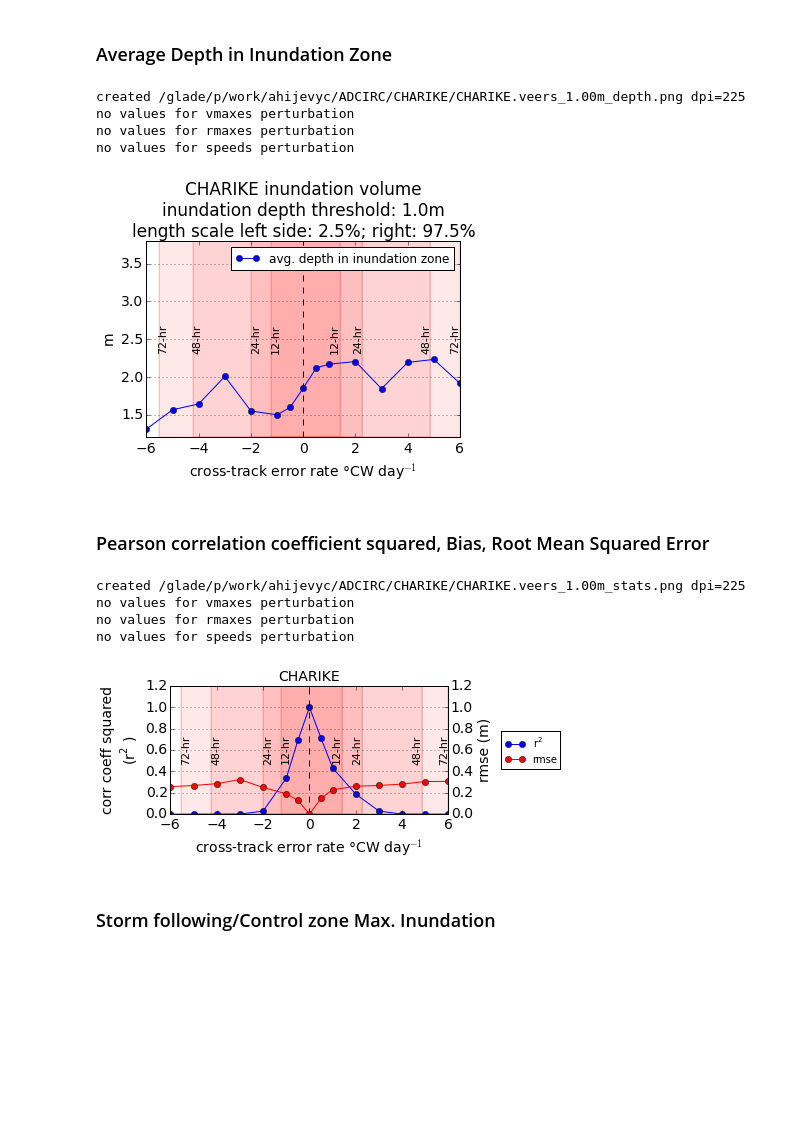
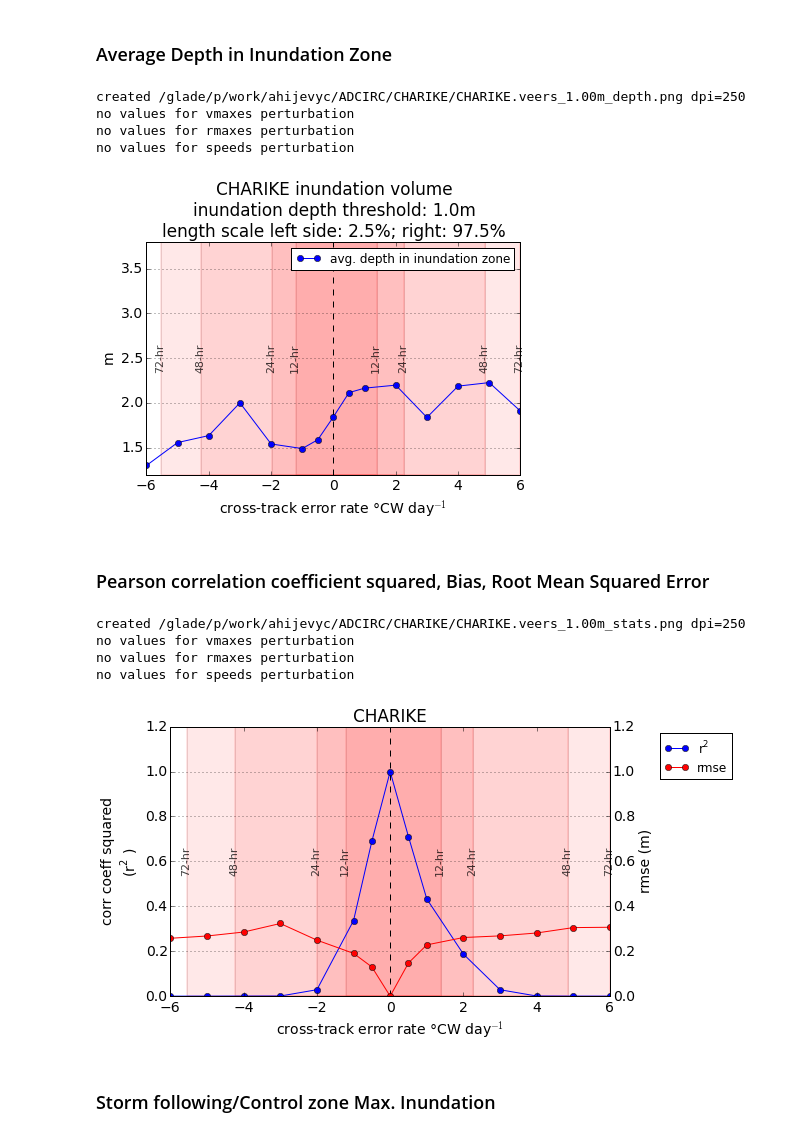
Before and after one commit to ahijevyc/ADCIRC, a Jupyter notebook: CHARIKE.ipynb, the cells around one changed output. Cells and saved outputs as stored; diff of their text form; code cells hidden in the pictures; blank space fills up the shorter version.

```diff
--- a/CHARIKE.ipynb
+++ b/CHARIKE.ipynb
@@ -567,7 +575,7 @@ for perturbation in [veers, vmaxes, rmaxes, speeds]:
     if len(perturbation.values) == 0:
         print "no values for "+perturbation.name+" perturbation"
         continue
-    fig, ax = plt.subplots(1,2,figsize=(15,5))
+    fig, ax = plt.subplots(1,2,figsize=(16,5))
     ps = np.array([95,99,99.9,100])
     for p in ps:
         maxele = []
@@ -586,10 +594,10 @@ for perturbation in [veers, vmaxes, rmaxes, speeds]:
     ax[0].set_ylim(0,12)
     legend = ax[0].legend(loc='best', fontsize=12)
     ax[0].set_xlabel(perturbation.xlabel)
-    ax[0].axvline(x=0, linestyle='dashed', color='black')
+    zeroLine(ax[0])
     forecast_err_boxes(ax[0],perturbation)
 
     m = map_points(ax[1], meshlon[imaxs], meshlat[imaxs], marker='o', color=line[0].get_color())
     ax[1].set_title('Locations of Max. Water Level for\n'+perturbation.xlabel)
-    status = mysavfig(perturbation.storm.basedir+perturbation.storm.name+'.'+perturbation.name+'_maxele.png',dpi=225)
+    status = mysavfig(perturbation.storm.basedir+perturbation.storm.name+'.'+perturbation.name+'_maxele.png',dpi=250)
 # %% [output]
@@ -609,7 +617,7 @@ for perturbation in [veers, vmaxes, rmaxes, speeds]:
         continue
 
     fig, ax = plt.subplots()
-    plt.tight_layout(rect=(0.05,0.03,1,0.9))
+    plt.tight_layout()
     plt.plot(perturbation.values,perturbation.length_scale,marker='o',label='length scale')
     plt.ylabel('km')
     ax.set_ylim(0,300)
@@ -618,9 +626,9 @@ for perturbation in [veers, vmaxes, rmaxes, speeds]:
     ax.yaxis.grid()
     legend = plt.legend(loc='best', fontsize=12)
     plt.xlabel(perturbation.xlabel)
-    plt.axvline(x=0, linestyle='dashed', color='black')
+    zeroLine(ax)
     forecast_err_boxes(ax, perturbation)
 
 
-    status = mysavfig(perturbation.storm.basedir+perturbation.storm.name+'.'+perturbation.name+'_'+perturbation.Ithresh+'_length_scale.png',dpi=225)
+    status = mysavfig(perturbation.storm.basedir+perturbation.storm.name+'.'+perturbation.name+'_'+perturbation.Ithresh+'_length_scale.png',dpi=250)
 # %% [output]
@@ -639,7 +647,7 @@ for perturbation in [veers, vmaxes, rmaxes, speeds]:
 
     fig, ax = plt.subplots()
     plt.plot(perturbation.values,perturbation.area,marker='o',label='area')
-    plt.tight_layout(rect=(0.05,0.03,1,0.9))
+    plt.tight_layout()
     plt.ylabel('$\mathregular{km^2}$')
     plt.title(perturbation.title)
     ax.yaxis.grid()
@@ -647,8 +655,8 @@ for perturbation in [veers, vmaxes, rmaxes, speeds]:
     if perturbation.storm.name == 'IKE': ax.set_ylim(0,18000)
     legend = plt.legend(loc='best', fontsize=12)
     plt.xlabel(perturbation.xlabel)
-    plt.axvline(x=0, linestyle='dashed', color='black')
+    zeroLine(ax)
     forecast_err_boxes(ax, perturbation)
 
-    status = mysavfig(perturbation.storm.basedir+perturbation.storm.name+'.'+perturbation.name+'_'+perturbation.Ithresh+'_area.png',dpi=225)
+    status = mysavfig(perturbation.storm.basedir+perturbation.storm.name+'.'+perturbation.name+'_'+perturbation.Ithresh+'_area.png',dpi=250)
 # %% [output]
@@ -667,23 +675,23 @@ for perturbation in [veers, vmaxes, rmaxes, speeds]:
 
     fig, ax = plt.subplots()
     plt.plot(perturbation.values,perturbation.depth,marker='o',label='avg. depth in inundation zone')
-    plt.tight_layout(rect=(0.05,0.03,.91,0.9))
+    plt.tight_layout()
     plt.ylabel('$\mathregular{m}$')
     plt.title(perturbation.title)
     ax.yaxis.grid()
     ax.set_ylim(1.2,3.8)
     legend = plt.legend(loc='best', fontsize=12)
     plt.xlabel(perturbation.xlabel)
-    plt.axvline(x=0, linestyle='dashed', color='black')
+    zeroLine(ax)
     forecast_err_boxes(ax, perturbation)
 
-    status = mysavfig(perturbation.storm.basedir+perturbation.storm.name+'.'+perturbation.name+'_'+perturbation.Ithresh+'_depth.png',dpi=225)
+    status = mysavfig(perturbation.storm.basedir+perturbation.storm.name+'.'+perturbation.name+'_'+perturbation.Ithresh+'_depth.png',dpi=250)
 # %% [output]
-created /glade/p/work/ahijevyc/ADCIRC/CHARIKE/CHARIKE.veers_1.00m_depth.png dpi=225
+created /glade/p/work/ahijevyc/ADCIRC/CHARIKE/CHARIKE.veers_1.00m_depth.png dpi=250
 no values for vmaxes perturbation
 no values for rmaxes perturbation
 no values for speeds perturbation
-[figure, old version]
+[figure, new version]
 # %% [markdown]
 ### Pearson correlation coefficient squared, Bias, Root Mean Squared Error
 # %%
@@ -695,8 +703,8 @@ for perturbation in [veers, vmaxes, rmaxes, speeds]:
     r2 = []
     bias = []
     rmse = []
-    fig, ax = plt.subplots(figsize=(6.1,2.7))
-    plt.tight_layout(rect=(0.02,0.05,0.8,.99))
+    fig, ax = plt.subplots(figsize=(7,4.5))
+    plt.tight_layout()
 
     for i, pdir in enumerate(perturbation.dirname):
         for nc_file in glob.glob(pdir+'/*.perfectmodel.zoom1.nc'):
@@ -707,39 +715,43 @@ for perturbation in [veers, vmaxes, rmaxes, speeds]:
             xave = fh.variables['rc'].getncattr('xave')
             bias.append(yave/xave)
             obs = fh.variables['obs'][:] # tried np.asarray() but it removed _FillValue
             model = fh.variables['model'][:]
             rmse.append(np.sqrt(np.mean((obs - model)**2)))
             As = np.argmax(model[model<6.5]) # used to find nodes to put in list A (above)
             #print As, model[As], len(perturbation.pointA), perturbation.index, i, model[A]
             perturbation.pointA[i] = model[A]
             fh.close()
 
     #print perturbation.values, r2
-    plt.title(perturbation.storm.name, fontsize=14)
+    plt.title(perturbation.storm.name)
     r2p, = plt.plot(perturbation.values,r2,label='$\mathregular{r^2}$',marker='o')
     # biasp, = plt.plot(perturbation.values,bias,label='multiplic. bias',marker='o')
     ax.set_xlabel(perturbation.xlabel)
-    plt.axvline(x=0, linestyle='dashed', color='black')
+    zeroLine(ax)
     forecast_err_boxes(ax,perturbation)
 
     ax.yaxis.grid()
     ax.set_ylim(0,1.2)
     ax.set_ylabel('corr coeff squared\n($\mathregular{r^2}$)')
     ax2 = ax.twinx()
     ax2.set_ylim(0,1.2)
     ax2.set_ylabel('rmse (m)')
     rmsep, = ax2.plot(perturbation.values,rmse,label='rmse',marker='o',color='red')
+    # had to force this for rmaxes
+    if perturbation == rmaxes:
+        ax.set_xlim(left=-50)
+
 
     # put legend to the right of the current axis
-    plt.legend(handles=[r2p,rmsep],loc='center left', bbox_to_anchor=(1.17,0.5), fontsize=10)
+    plt.legend(handles=[r2p,rmsep],loc='upper left', bbox_to_anchor=(1.1,1), fontsize=12)
 
-    status = mysavfig(perturbation.storm.basedir+perturbation.storm.name+'.'+perturbation.name+'_'+perturbation.Ithresh+'_stats.png',dpi=225)
+    status = mysavfig(perturbation.storm.basedir+perturbation.storm.name+'.'+perturbation.name+'_'+perturbation.Ithresh+'_stats.png',dpi=250)
 # %% [output]
-created /glade/p/work/ahijevyc/ADCIRC/CHARIKE/CHARIKE.veers_1.00m_stats.png dpi=225
+created /glade/p/work/ahijevyc/ADCIRC/CHARIKE/CHARIKE.veers_1.00m_stats.png dpi=250
 no values for vmaxes perturbation
 no values for rmaxes perturbation
 no values for speeds perturbation
-[figure, old version]
+[figure, new version]
 # %% [markdown]
 ### Storm following/Control zone Max. Inundation
 # %%
```
Also changed, not shown: parts of 7 cells of this notebook.
